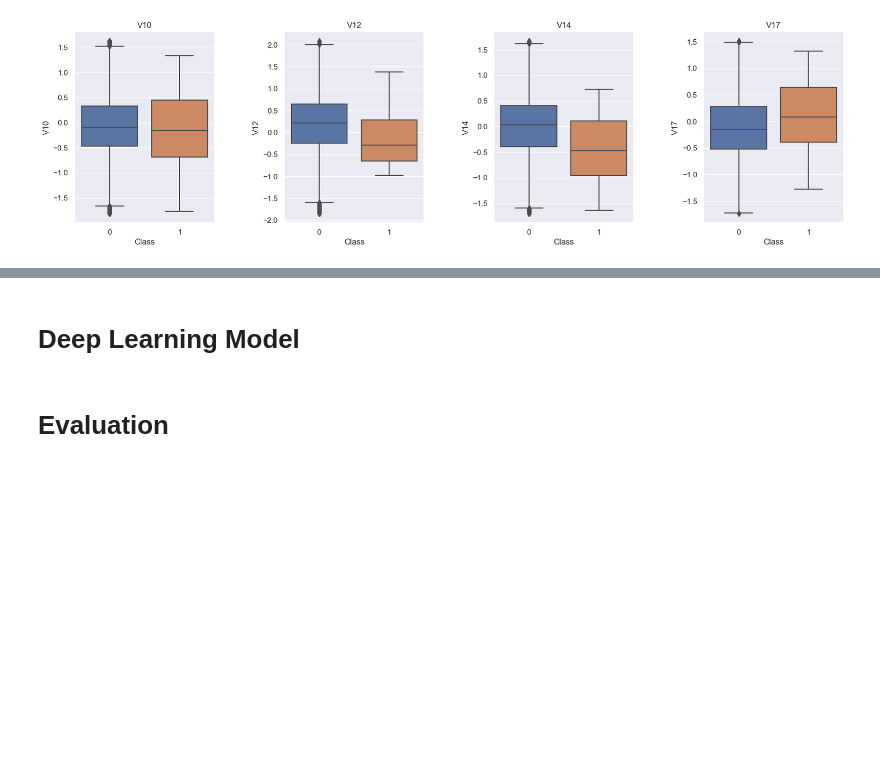
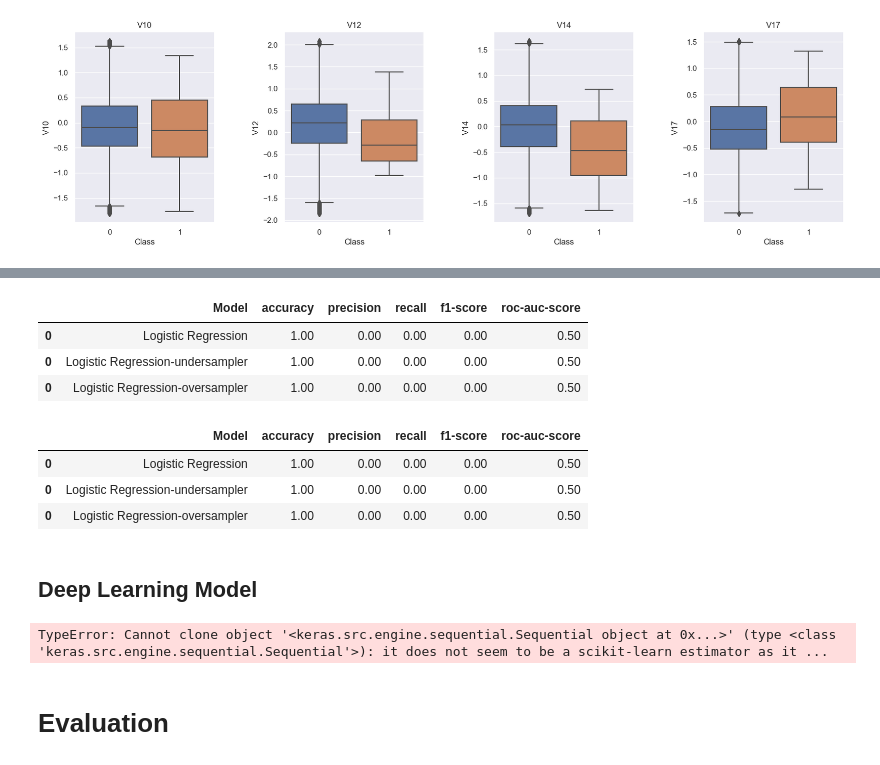
Before and after one commit to RatishMoondra/CreditCardFraudDetection, a Jupyter notebook: CreditCardFraudDetection.ipynb, the cells around one changed output, grey strips where cells are left out. Cells and saved outputs as stored; diff of their text form; code cells hidden in the pictures; blank space fills up the shorter version.

```diff
--- a/CreditCardFraudDetection.ipynb
+++ b/CreditCardFraudDetection.ipynb
@@ -194,6 +221,8 @@ ANything to observe ?  Which featues are playing most important part in identifi
 # %%
+# Choosing the key positive and negative corelations
 pos_corelation = ["V2", "V4", "V11", "V21"]
-neg_corelation = ["V10", "V12", "V14", "V17", ]
+neg_corelation = ["V10", "V12", "V14", "V17"]
+features = pos_corelation + neg_corelation
 # %%
 # Draw Outlier plot for above 8 variables using subplots
 def plot_corelation(df, corelations):
@@ -307,4 +336,5 @@ model_results = {
 # %%
+RUN_GRID_SEARCH_CV = False
 param_grids = {
     "Logistic Regression": {
         "C": [0.1, 1, 10],
@@ -440,15 +505,16 @@ ModuleNotFoundError: No module named 'imblearn.under_samlping'
 # %%
+%time
 # Import SMOTE
 
 from imblearn.over_sampling import SMOTE
 from sklearn.model_selection import RandomizedSearchCV
 import pickle
 
-sm = SMOTE(sampling_strategy='majority', random_state=2)    # we can try with minority as well
-
+sm = SMOTE(sampling_strategy='minority', random_state=2)    # we can try with minority as well
 
 accuracy_list = []  # Initialize df_stats as an empty list
 for model_name, model in models.items():
+    print(f"Running model {model_name}")
     pipeline = Pipeline([
                         ('oversampling', sm),
                         ('model', model)
@@ -458,13 +524,17 @@ for model_name, model in models.items():
         print(f"Loading model {model_name}")
         best_model = pickle.load(open(f"models/{model_name}-oversampler.pkl", "rb"))
     else:
-        grid_search = GridSearchCV(estimator=pipeline, param_grid=param_grids[model_name], cv=skf, scoring='accuracy', verbose=True)
-        grid_search.fit(X, y)
-        best_model = grid_search.best_estimator_
-        best_params = grid_search.best_params_
+        if RUN_GRID_SEARCH_CV:
+            grid_search = GridSearchCV(estimator=pipeline, param_grid=param_grids[model_name], cv=skf, scoring='accuracy', verbose=True)
+            grid_search.fit(X, y)
+            best_model = grid_search.best_estimator_
+            best_params = grid_search.best_params_
+            print(f"Best params for {model_name} are: {best_params}")
+        else:
+            best_model = model
+
         pickle.dump(best_model, open(f"models/{model_name}-oversampler.pkl", 'wb'))
-        print(f"Best params for {model_name} are: {best_params}")
-
+    print(f"Using model : {best_model}")
     accuracy_scores = cross_val_score(best_model, X, y, cv=skf, scoring="accuracy")
     cross_val_predictions = cross_val_predict(best_model, X, y, cv=skf)
     precision = precision_score(y, cross_val_predictions)
@@ -473,6 +543,8 @@ for model_name, model in models.items():
     accuracy = accuracy_score(y, cross_val_predictions)
     roc_auc = roc_auc_score(y, cross_val_predictions)
 
+    print(f"Accuracy: {accuracy.mean()}\r\nprecision: {precision}\r\nrecall: {recall}\r\nf1-score: {f1}\r\nroc-auc-score: {roc_auc}")
+
     accuracy_list.append({"Model" : f"{model_name}-oversampler",
                     "accuracy" : accuracy_scores.mean(),
                     "precision" : precision,
@@ -480,13 +552,8 @@ for model_name, model in models.items():
                     "f1-score" : f1,
                     "roc-auc-score" : roc_auc})
 
-
+    print(f"Using Model {model_name}-oversampler, we are getting \n {accuracy_list}")
 
 df_temp = pd.DataFrame(accuracy_list)
 
 df_accuracy = pd.concat([df_accuracy, df_temp])
-
-
-# Create an object of the class SMOTE
-
-# Create a sample dataset
@@ -493,5 +573,20 @@ df_accuracy = pd.concat([df_accuracy, df_temp])
+# %%
+# Look at the various data
+df_accuracy.head()
+# %% [output]
+|  | Model | accuracy | precision | recall | f1-score | roc-auc-score |
+| 0 | Logistic Regression | 1.00 | 0.00 | 0.00 | 0.00 | 0.50 |
+| 0 | Logistic Regression-undersampler | 1.00 | 0.00 | 0.00 | 0.00 | 0.50 |
+| 0 | Logistic Regression-oversampler | 1.00 | 0.00 | 0.00 | 0.00 | 0.50 |
+# %%
+df_accuracy.head()
+# %% [output]
+|  | Model | accuracy | precision | recall | f1-score | roc-auc-score |
+| 0 | Logistic Regression | 1.00 | 0.00 | 0.00 | 0.00 | 0.50 |
+| 0 | Logistic Regression-undersampler | 1.00 | 0.00 | 0.00 | 0.00 | 0.50 |
+| 0 | Logistic Regression-oversampler | 1.00 | 0.00 | 0.00 | 0.00 | 0.50 |
 # %% [markdown]
-# Deep Learning Model
+## Deep Learning Model
 # %%
 import tensorflow as tf
 import tensorflow.keras as keras
@@ -502,7 +597,6 @@ import tensorflow.keras.metrics as metrics
 from tensorflow.keras.models import Sequential
 from tensorflow.keras.layers import Dense
 # %%
-
 model = Sequential()
 model.add(Dense(64, input_dim=X.shape[1], activation='relu'))
 model.add(Dense(32, activation='relu'))
@@ -511,7 +605,7 @@ model.compile(loss='binary_crossentropy', optimizer='adam', metrics=['accuracy']
 
 accuracy_list = []  # Initialize df_stats as an empty list
 
-results = cross_val_score(model, X, y, cv=skf)
+results = cross_val_score(model, X, y, cv=skf, scoring = 'accuracy')
 
 cross_val_predictions = cross_val_predict(model, X, y, cv=skf)
 
@@ -531,7 +625,6 @@ accuracy_list.append({"Model" : "Neural Network",
 
 
 df_temp = pd.DataFrame(accuracy_list)
-
 df_accuracy = pd.concat([df_accuracy, df_temp])
 
 # Pickle and save the model to a file
@@ -539,5 +632,7 @@ with open('model.pickle', 'wb') as f:
     pickle.dump(model, f)
 
 print("Model saved as 'model.pickle'")
+# %% [output]
+TypeError: Cannot clone object '<keras.src.engine.sequential.Sequential object at 0x...>' (type <class 'keras.src.engine.sequential.Sequential'>): it does not seem to be a scikit-learn estimator as it ...
 # %% [markdown]
 # Evaluation
```
Also changed, not shown: parts of 36 cells of this notebook.
